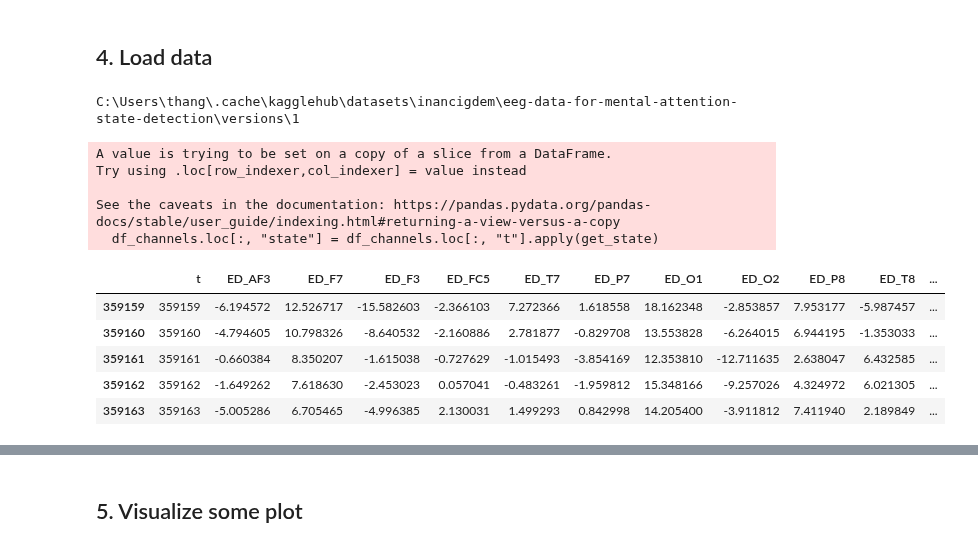
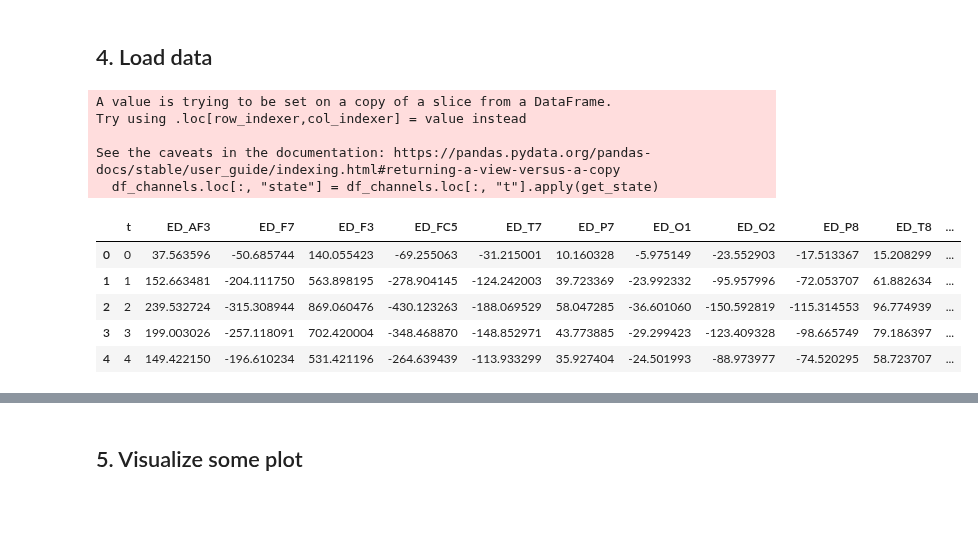
Before and after one commit to letruongzzio/Mental-Attention-States-Classification-Using-EEG-Data, a Jupyter notebook: data_preprocessing.ipynb, the cells around one changed output, grey strips where cells are left out. Drawn from its saved outputs; the diff is of its cells as text; code cells hidden in the pictures; blank space fills up the shorter version.

Commit message:
Preprocessing: Change how function work (specify path, Data Frame instead of Index)

```diff
--- a/data_preprocessing.ipynb
+++ b/data_preprocessing.ipynb
@@ -156,23 +155,24 @@ filtered_df.describe()
 from preprocessing.prepare_raw_data import extract_data
 # function to read data -> add target column -> filter data -> return filtered df
 # %%
-test_df = extract_data(file_index=15-1)
+test_df = extract_data(
+    prepare_matlab_file(data_files[15-1])
+)
 # %% [output]
-C:\Users\thang\.cache\kagglehub\datasets\inancigdem\eeg-data-for-mental-attention-state-detection\versions\1
+A value is trying to be set on a copy of a slice from a DataFrame.
+Try using .loc[row_indexer,col_indexer] = value instead
+
+See the caveats in the documentation: https://pandas.pydata.org/pandas-docs/stable/user_guide/indexing.html#returning-a-view-versus-a-copy
+  df_channels.loc[:, "state"] = df_channels.loc[:, "t"].apply(get_state)
-A value is trying to be set on a copy of a slice from a DataFrame.
-Try using .loc[row_indexer,col_indexer] = value instead
-
-See the caveats in the documentation: https://pandas.pydata.org/pandas-docs/stable/user_guide/indexing.html#returning-a-view-versus-a-copy
-  df_channels.loc[:, "state"] = df_channels.loc[:, "t"].apply(get_state)
 # %%
-test_df.tail()
+test_df.head()
 # %% [output]
 |  | t | ED_AF3 | ED_F7 | ED_F3 | ED_FC5 | ED_T7 | ED_P7 | ED_O1 | ED_O2 | ED_P8 | ED_T8 | ... |
-| 359159 | 359159 | -6.194572 | 12.526717 | -15.582603 | -2.366103 | 7.272366 | 1.618558 | 18.162348 | -2.853857 | 7.953177 | -5.987457 | ... |
-| 359160 | 359160 | -4.794605 | 10.798326 | -8.640532 | -2.160886 | 2.781877 | -0.829708 | 13.553828 | -6.264015 | 6.944195 | -1.353033 | ... |
-| 359161 | 359161 | -0.660384 | 8.350207 | -1.615038 | -0.727629 | -1.015493 | -3.854169 | 12.353810 | -12.711635 | 2.638047 | 6.432585 | ... |
-| 359162 | 359162 | -1.649262 | 7.618630 | -2.453023 | 0.057041 | -0.483261 | -1.959812 | 15.348166 | -9.257026 | 4.324972 | 6.021305 | ... |
-| 359163 | 359163 | -5.005286 | 6.705465 | -4.996385 | 2.130031 | 1.499293 | 0.842998 | 14.205400 | -3.911812 | 7.411940 | 2.189849 | ... |
+| 0 | 0 | 37.563596 | -50.685744 | 140.055423 | -69.255063 | -31.215001 | 10.160328 | -5.975149 | -23.552903 | -17.513367 | 15.208299 | ... |
+| 1 | 1 | 152.663481 | -204.111750 | 563.898195 | -278.904145 | -124.242003 | 39.723369 | -23.992332 | -95.957996 | -72.053707 | 61.882634 | ... |
+| 2 | 2 | 239.532724 | -315.308944 | 869.060476 | -430.123263 | -188.069529 | 58.047285 | -36.601060 | -150.592819 | -115.314553 | 96.774939 | ... |
+| 3 | 3 | 199.003026 | -257.118091 | 702.420004 | -348.468870 | -148.852971 | 43.773885 | -29.299423 | -123.409328 | -98.665749 | 79.186397 | ... |
+| 4 | 4 | 149.422150 | -196.610234 | 531.421196 | -264.639439 | -113.933299 | 35.927404 | -24.501993 | -88.973977 | -74.520295 | 58.723707 | ... |
 # %%
 test_df.describe()
 # %% [output]
```
Also changed, not shown: parts of 1 cell of this notebook, 1 other file.
